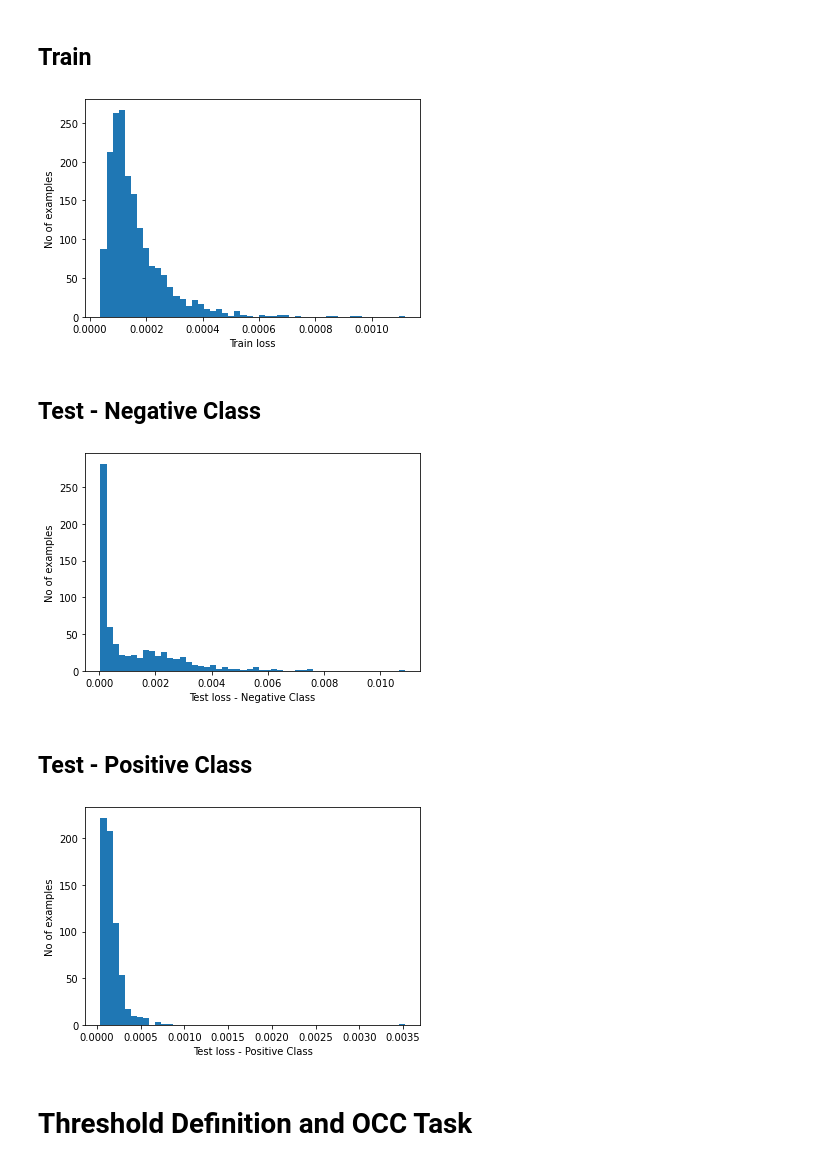
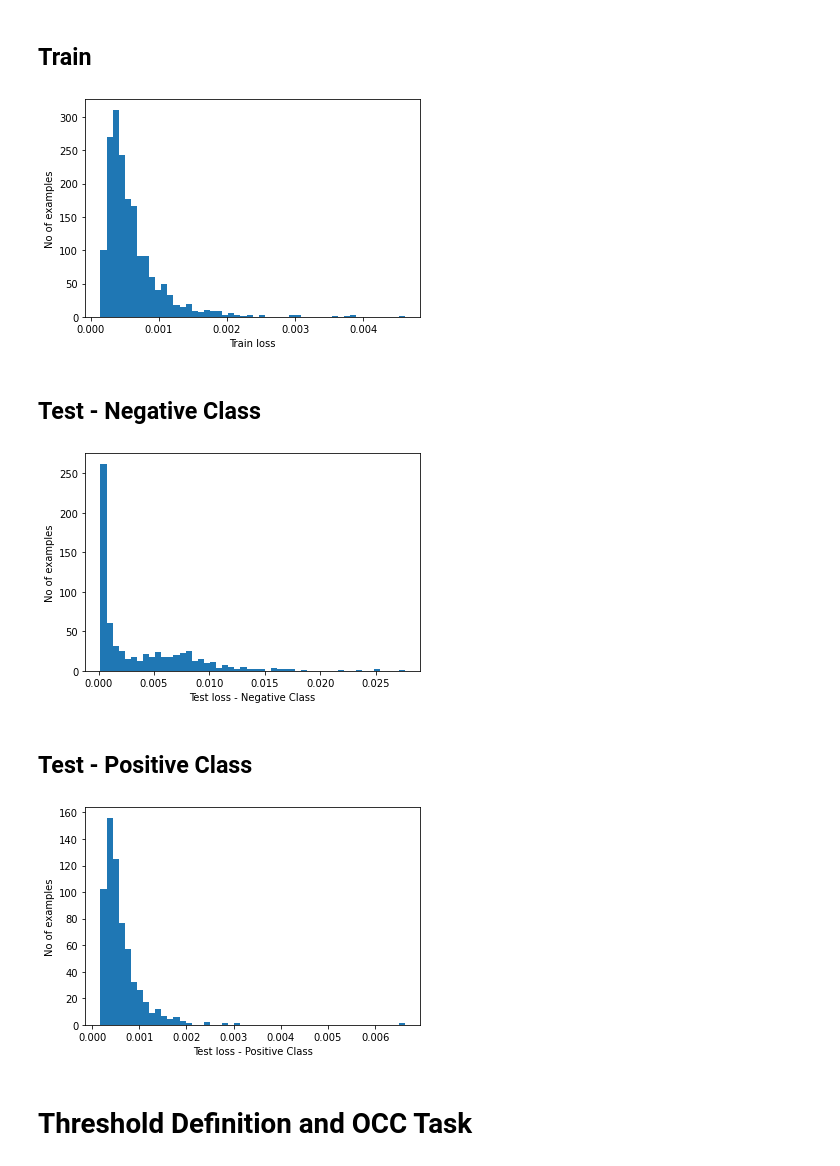
Before and after one commit to Tyred/TimeSeries_OCC-PUL, a Jupyter notebook: Notebooks/OC_ConvAutoencoder.ipynb, the cells around one changed output. Saved outputs shown, nothing was run; the diff lists cells and outputs as text; code cells hidden in the pictures.

```diff
--- a/Notebooks/OC_ConvAutoencoder.ipynb
+++ b/Notebooks/OC_ConvAutoencoder.ipynb
@@ -212,8 +142,8 @@ autoencoder = ConvAutoencoder() #(serie_length, 1))
 autoencoder.compile(optimizer='adam', loss='mse')
 # %%
 # Train
-batch_size = 16
-epochs = 100
+batch_size = 32
+epochs = 50
 
 history = autoencoder.fit(train_data, train_data,
           epochs=epochs,
@@ -307,33 +237,33 @@ plt.xlabel("Train loss")
 plt.ylabel("No of examples")
 plt.show()
 # %% [output]
-[figure, old version]
+[figure, new version]
 # %% [markdown]
 ## Test - Negative Class
 # %%
 reconstructions = autoencoder.predict(negative_test_data).squeeze()
-train_loss = tf.keras.losses.mse(reconstructions,
+negative_test_loss = tf.keras.losses.mse(reconstructions,
                                  negative_test_data.numpy().squeeze())
 
-plt.hist(train_loss[None,:], bins=50)
+plt.hist(negative_test_loss[None,:], bins=50)
 plt.xlabel("Test loss - Negative Class")
 plt.ylabel("No of examples")
 plt.show()
 # %% [output]
-[figure, old version]
+[figure, new version]
 # %% [markdown]
 ## Test - Positive Class
 # %%
 reconstructions = autoencoder.predict(positive_test_data).squeeze()
-train_loss = tf.keras.losses.mse(reconstructions,
+positive_test_loss = tf.keras.losses.mse(reconstructions,
                                  positive_test_data.numpy().squeeze())
 
-plt.hist(train_loss[None,:], bins=50)
+plt.hist(positive_test_loss[None,:], bins=50)
 plt.xlabel("Test loss - Positive Class")
 plt.ylabel("No of examples")
 plt.show()
 # %% [output]
-[figure, old version]
+[figure, new version]
 # %% [markdown]
 # Threshold Definition and OCC Task
 # %%
```
Also changed, not shown: parts of 15 cells of this notebook.
